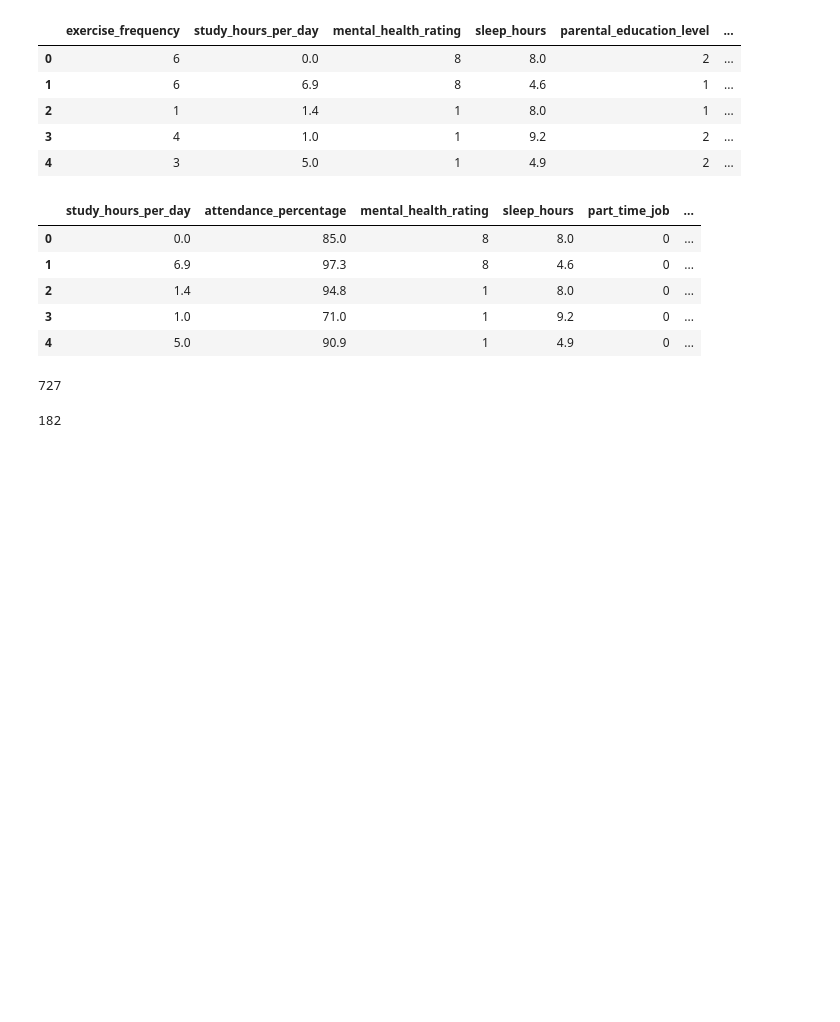
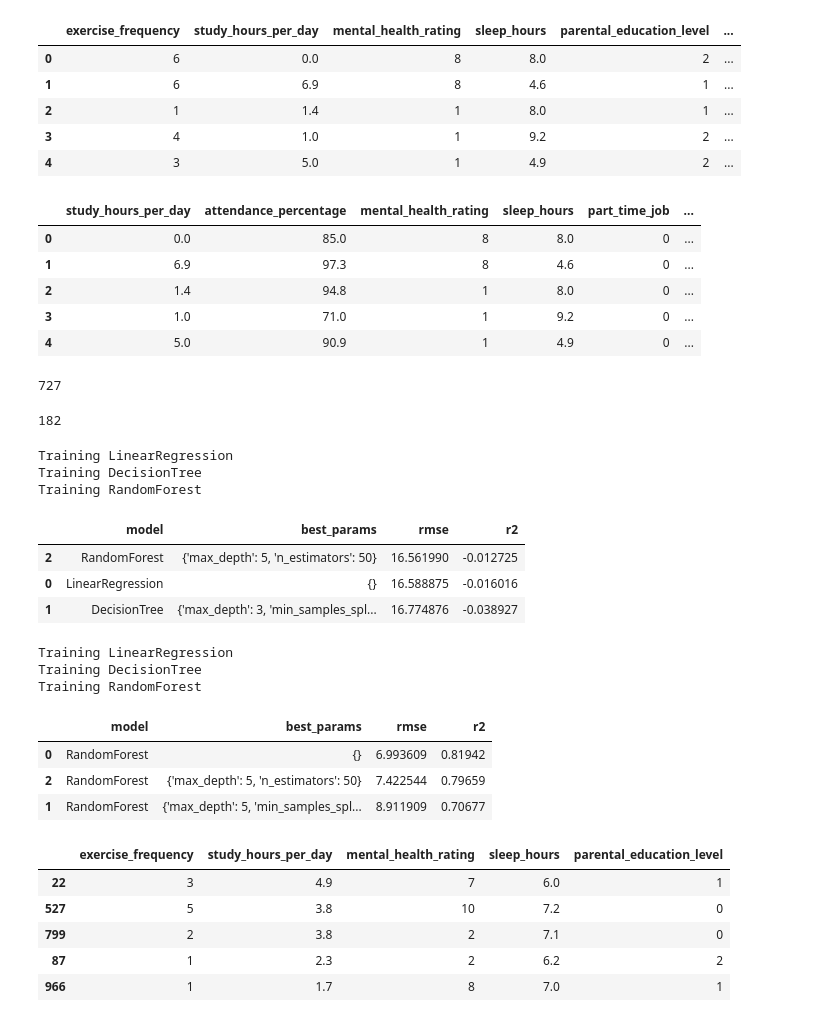
Before and after one commit to scarlet821/ml_notebook, a Jupyter notebook: result_predict.ipynb, the cells around one changed output. Saved outputs shown, nothing was run; the diff lists cells and outputs as text; code cells hidden in the pictures; blank space fills up the shorter version.

```diff
--- a/result_predict.ipynb
+++ b/result_predict.ipynb
@@ -383,0 +396,68 @@ models = {
+# %%
+for name, config in models.items():
+    print(f'Training {name}')
+
+    grid = GridSearchCV(config['model'], config['params'], cv=5, scoring='neg_mean_squared_error')
+    grid.fit(X_train1, y_train)
+
+    y_pred = grid.predict(X_test1)
+    rmse = np.sqrt(mean_squared_error(y_test, y_pred))
+    r2 = r2_score(y_test, y_pred)
+
+    best_models.append({
+        'model':name,
+        'best_params':grid.best_params_,
+        'rmse': rmse,
+        'r2':r2
+    })
+# %% [output]
+Training LinearRegression
+Training DecisionTree
+Training RandomForest
+# %%
+result_df = pd.DataFrame(best_models)
+result_df.sort_values(by='rmse')
+# %% [output]
+|  | model | best_params | rmse | r2 |
+| 2 | RandomForest | {'max_depth': 5, 'n_estimators': 50} | 16.561990 | -0.012725 |
+| 0 | LinearRegression | {} | 16.588875 | -0.016016 |
+| 1 | DecisionTree | {'max_depth': 3, 'min_samples_spl... | 16.774876 | -0.038927 |
+# %%
+best_models2 = []
+for name, config in models.items():
+    print(f'Training {name}')
+
+    grid = GridSearchCV(config['model'], config['params'], cv=5, scoring='neg_mean_squared_error')
+    grid.fit(X_train2, y_train)
+
+    y_pred = grid.predict(X_test2)
+    rmse = np.sqrt(mean_squared_error(y_test, y_pred))
+    r2 = r2_score(y_test, y_pred)
+
+    best_models2.append({
+        'model':name2,
+        'best_params':grid.best_params_,
+        'rmse': rmse,
+        'r2':r2
+    })
+# %% [output]
+Training LinearRegression
+Training DecisionTree
+Training RandomForest
+# %%
+result_df2 = pd.DataFrame(best_models2)
+result_df2.sort_values(by='rmse')
+# %% [output]
+|  | model | best_params | rmse | r2 |
+| 0 | RandomForest | {} | 6.993609 | 0.81942 |
+| 2 | RandomForest | {'max_depth': 5, 'n_estimators': 50} | 7.422544 | 0.79659 |
+| 1 | RandomForest | {'max_depth': 5, 'min_samples_spl... | 8.911909 | 0.70677 |
+# %%
+X_test1.head()
+# %% [output]
+|  | exercise_frequency | study_hours_per_day | mental_health_rating | sleep_hours | parental_education_level |
+| 22 | 3 | 4.9 | 7 | 6.0 | 1 |
+| 527 | 5 | 3.8 | 10 | 7.2 | 0 |
+| 799 | 2 | 3.8 | 2 | 7.1 | 0 |
+| 87 | 1 | 2.3 | 2 | 6.2 | 2 |
+| 966 | 1 | 1.7 | 8 | 7.0 | 1 |
```
Also changed, not shown: parts of 3 cells of this notebook.
